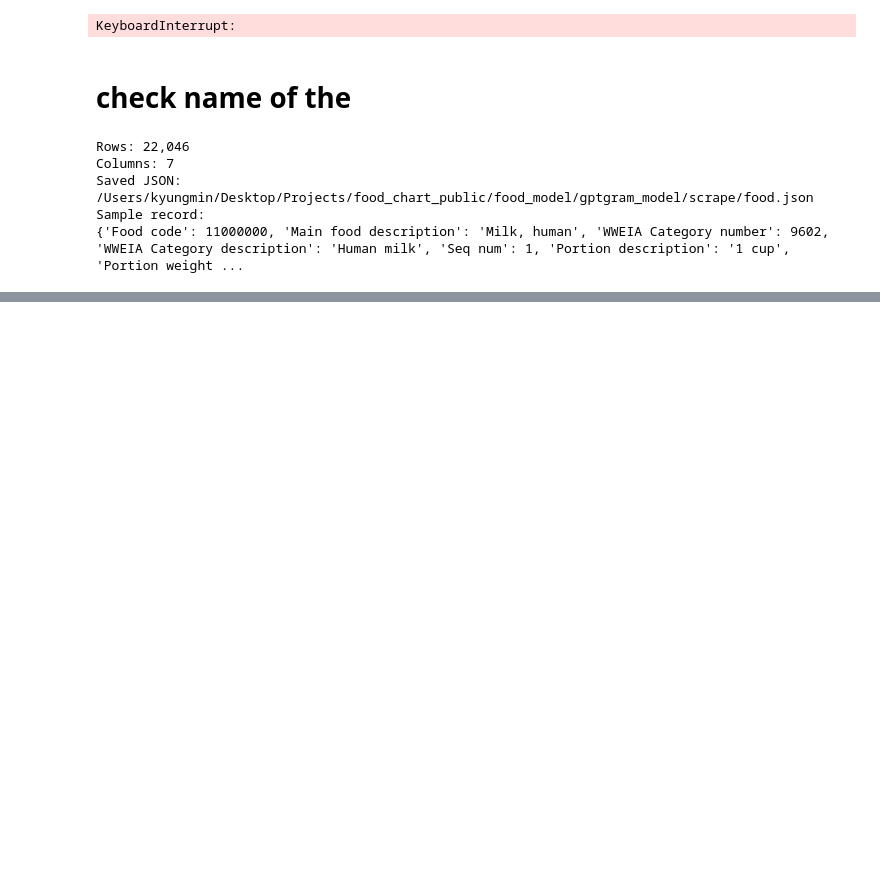
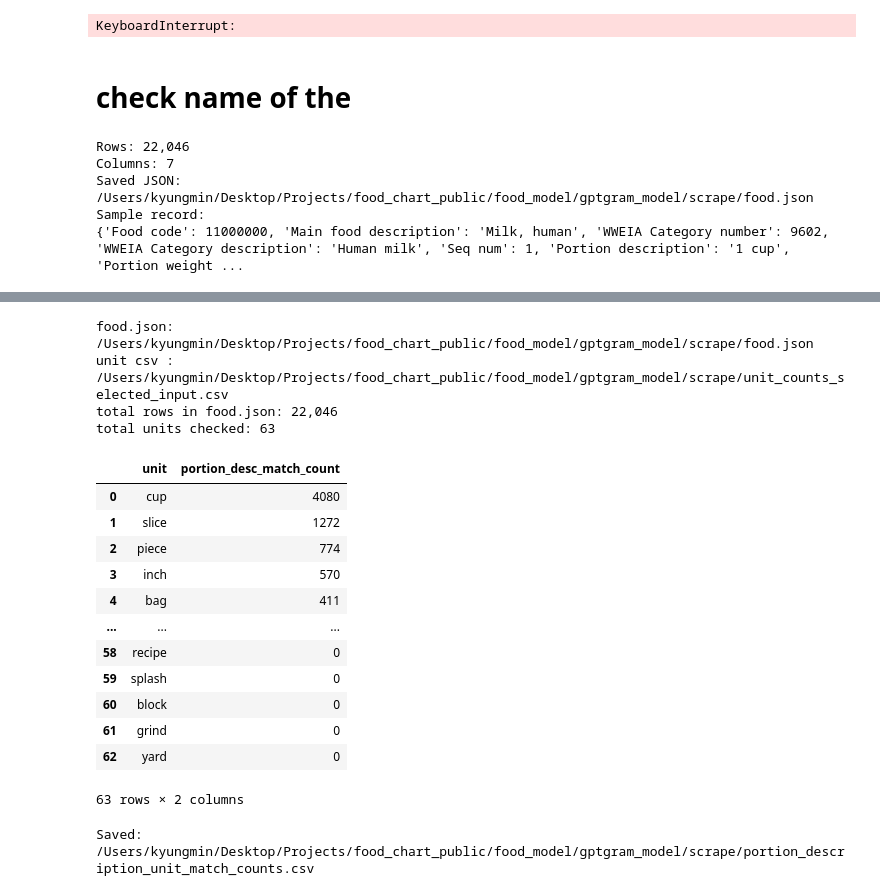
Before and after one commit to kml-coder/food_chart_public, a Jupyter notebook: food_model/gptgram_model/t5_small_regression.ipynb, the cells around one changed output, grey strips where cells are left out. Saved outputs shown, nothing was run; the diff lists cells and outputs as text; code cells hidden in the pictures; blank space fills up the shorter version.

```diff
--- a/food_model/gptgram_model/t5_small_regression.ipynb
+++ b/food_model/gptgram_model/t5_small_regression.ipynb
@@ -1629,0 +1753,80 @@ Unique categories: 172
+# %%
+# Count rows where each selected unit appears in Portion description
+from pathlib import Path
+import json
+import pandas as pd
+
+candidate_json_paths = [
+    Path('scrape/food.json'),
+    Path('food_model/gptgram_model/scrape/food.json'),
+]
+candidate_unit_csv_paths = [
+    Path('scrape/unit_counts_selected_input.csv'),
+    Path('food_model/gptgram_model/scrape/unit_counts_selected_input.csv'),
+]
+
+json_path = next((p for p in candidate_json_paths if p.exists()), None)
+unit_csv_path = next((p for p in candidate_unit_csv_paths if p.exists()), None)
+if json_path is None:
+    raise FileNotFoundError('food.json not found')
+if unit_csv_path is None:
+    raise FileNotFoundError('unit_counts_selected_input.csv not found')
+
+with json_path.open('r', encoding='utf-8') as f:
+    rows = json.load(f)
+
+df_food = pd.DataFrame(rows)
+portion_col = 'Portion description'
+if portion_col not in df_food.columns:
+    raise KeyError(f'Column not found: {portion_col}')
+
+unit_df = pd.read_csv(unit_csv_path)
+if 'unit' not in unit_df.columns:
+    raise KeyError("'unit' column not found in unit CSV")
+
+units = (
+    unit_df['unit']
+    .fillna('')
+    .astype(str)
+    .str.strip()
+)
+units = [u for u in units if u]
+
+portion_text = df_food[portion_col].fillna('').astype(str).str.lower()
+
+counts = []
+for u in units:
+    c = int(portion_text.str.contains(u.lower(), regex=False).sum())
+    counts.append({'unit': u, 'portion_desc_match_count': c})
+
+unit_match_df = pd.DataFrame(counts).sort_values('portion_desc_match_count', ascending=False).reset_index(drop=True)
+
+print(f'food.json: {json_path.resolve()}')
+print(f'unit csv : {unit_csv_path.resolve()}')
+print(f'total rows in food.json: {len(df_food):,}')
+print(f'total units checked: {len(units):,}')
+display(unit_match_df)
+
+# Optional save
+out_csv = json_path.with_name('portion_description_unit_match_counts.csv')
+unit_match_df.to_csv(out_csv, index=False, encoding='utf-8')
+print(f'Saved: {out_csv.resolve()}')
+# %% [output]
+food.json: /Users/kyungmin/Desktop/Projects/food_chart_public/food_model/gptgram_model/scrape/food.json
+unit csv : /Users/kyungmin/Desktop/Projects/food_chart_public/food_model/gptgram_model/scrape/unit_counts_selected_input.csv
+total rows in food.json: 22,046
+total units checked: 63
+|  | unit | portion_desc_match_count |
+| 0 | cup | 4080 |
+| 1 | slice | 1272 |
+| 2 | piece | 774 |
+| 3 | inch | 570 |
+| 4 | bag | 411 |
+| ... | ... | ... |
+| 58 | recipe | 0 |
+| 59 | splash | 0 |
+| 60 | block | 0 |
+| 61 | grind | 0 |
+| 62 | yard | 0 |
+63 rows × 2 columns
+Saved: /Users/kyungmin/Desktop/Projects/food_chart_public/food_model/gptgram_model/scrape/portion_description_unit_match_counts.csv
```
Also changed, not shown: parts of 8 cells of this notebook, 1 other file.
